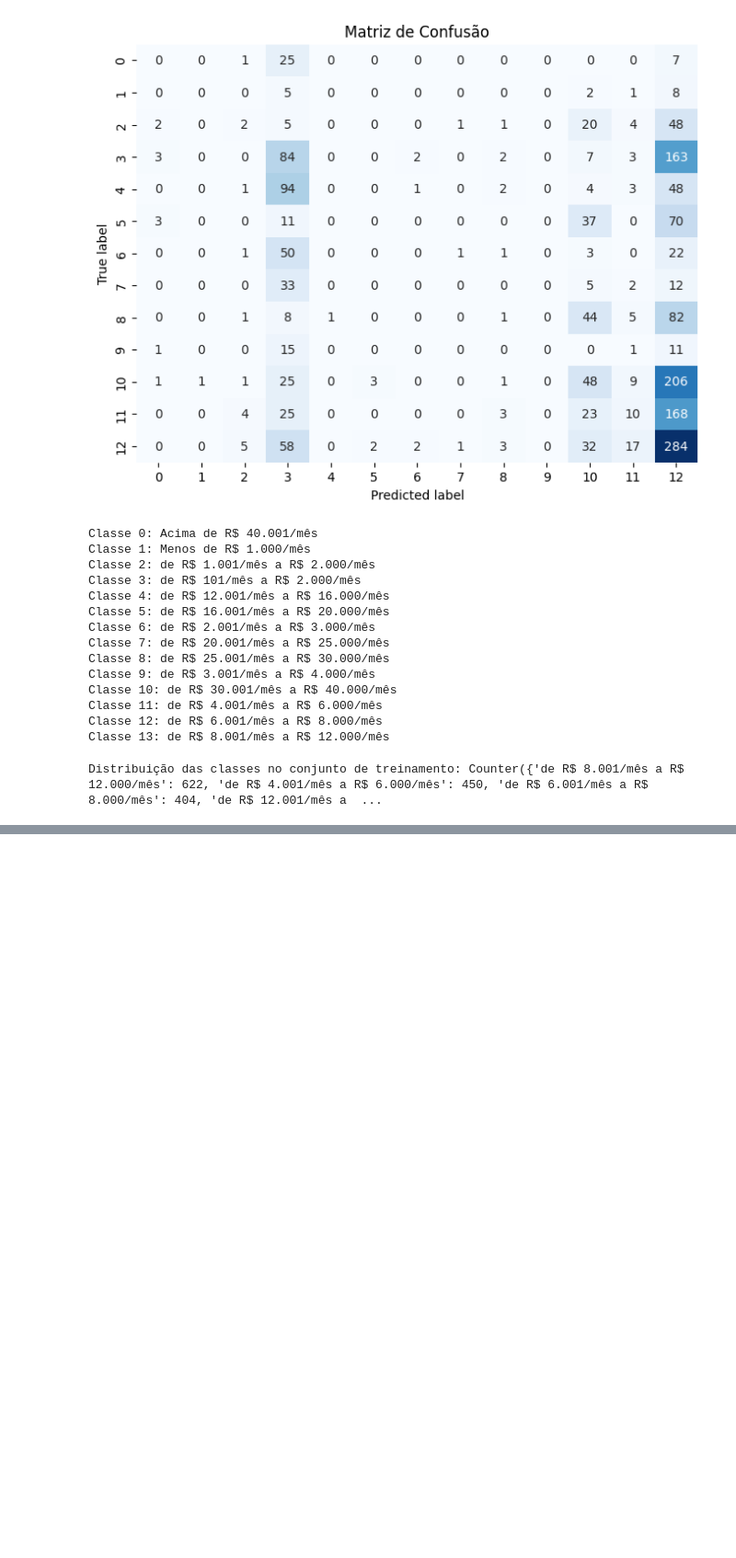
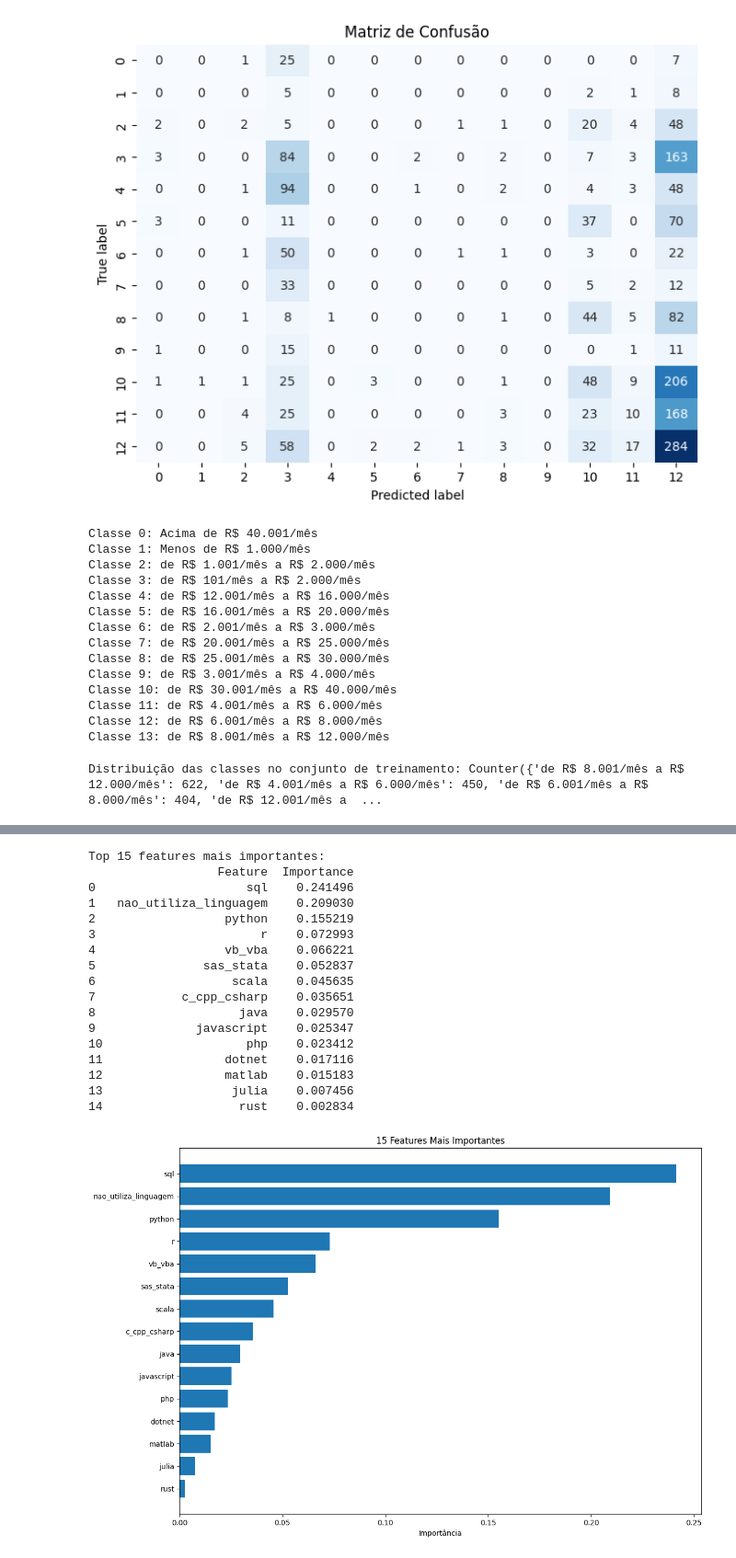
Before and after one commit to ICEI-PUC-Minas-PPL-CDIA/ppl-cd-pcd-sist-int-2025-1-grupo-5-Salarios-de-Profissionais, a Jupyter notebook: assets/models/model_hip_salario/4_hip_ferramentas_salario.ipynb, the cells around one changed output, grey strips where cells are left out. Shown at 92% size. Saved outputs shown, nothing was run; the diff lists cells and outputs as text; code cells hidden in the pictures; blank space fills up the shorter version.

Commit message:
[Sprint 6] Corrigindo modelo e gerando resultados - Refs #32

```diff
--- a/assets/models/model_hip_salario/4_hip_ferramentas_salario.ipynb
+++ b/assets/models/model_hip_salario/4_hip_ferramentas_salario.ipynb
@@ -453,0 +448,40 @@ plt.show()
+# %%
+feature_importances = best_model.feature_importances_
+feature_names = X_train.columns
+
+importance_df = pd.DataFrame({
+    'Feature': feature_names,
+    'Importance': feature_importances
+})
+
+importance_df = importance_df.sort_values('Importance', ascending=False).reset_index(drop=True)
+
+print("Top 15 features mais importantes:")
+print(importance_df.head(15))
+
+plt.figure(figsize=(12, 8))
+plt.barh(importance_df['Feature'][:15][::-1], importance_df['Importance'][:15][::-1])
+plt.xlabel('Importância')
+plt.title('15 Features Mais Importantes')
+plt.tight_layout()
+plt.savefig('feature_importance.png')
+plt.show()
+# %% [output]
+Top 15 features mais importantes:
+                  Feature  Importance
+0                     sql    0.241496
+1   nao_utiliza_linguagem    0.209030
+2                  python    0.155219
+3                       r    0.072993
+4                  vb_vba    0.066221
+5               sas_stata    0.052837
+6                   scala    0.045635
+7            c_cpp_csharp    0.035651
+8                    java    0.029570
+9              javascript    0.025347
+10                    php    0.023412
+11                 dotnet    0.017116
+12                 matlab    0.015183
+13                  julia    0.007456
+14                   rust    0.002834
+[figure, added]
```
Also changed, not shown: parts of 6 cells of this notebook, 3 other files.
